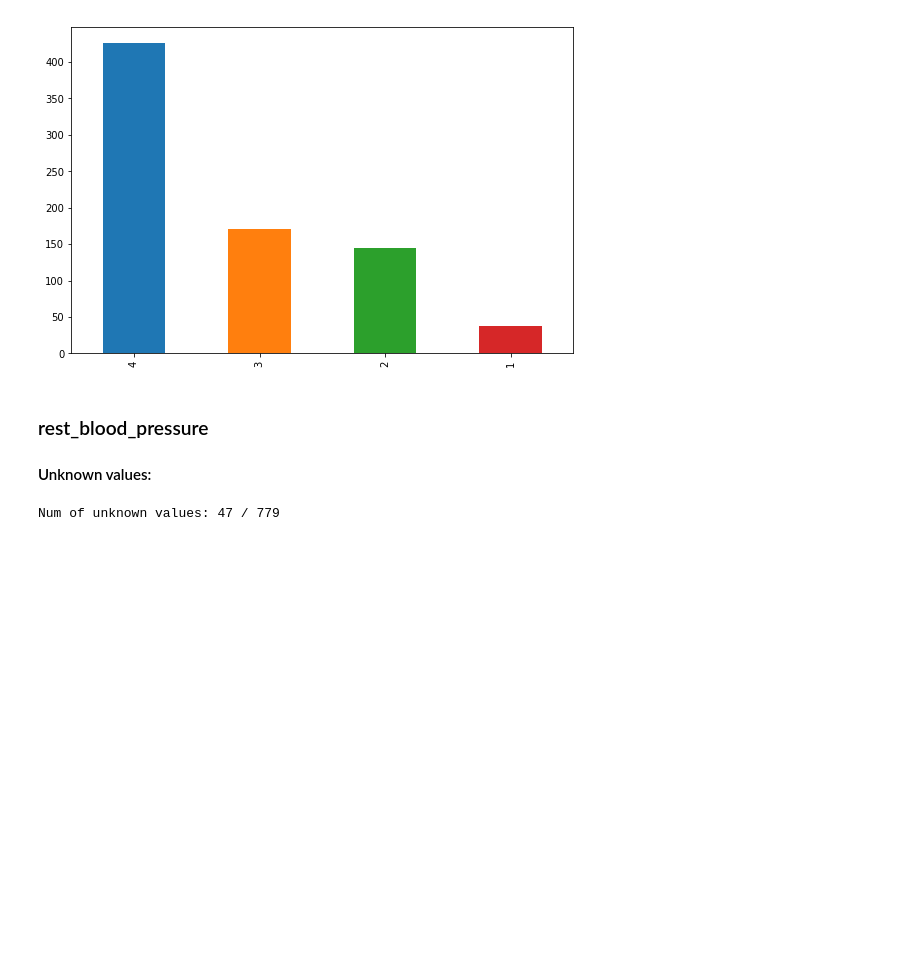
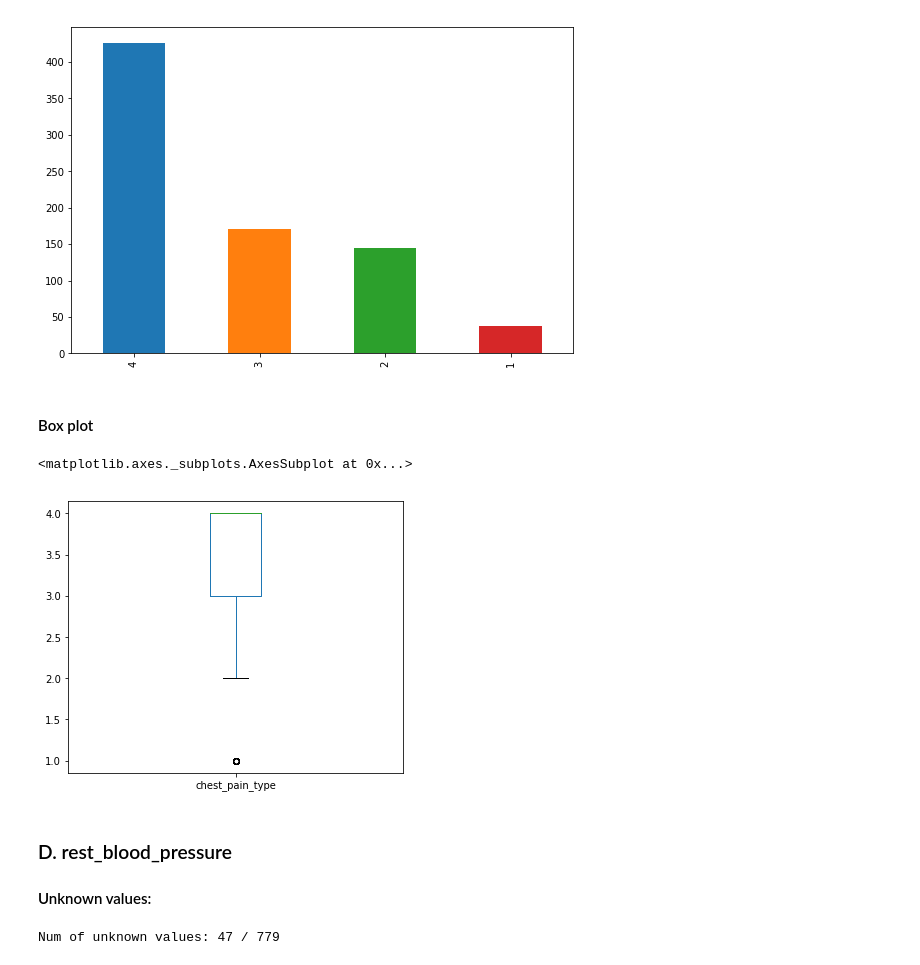
Before and after one commit to yusufrahmatp/modelHeartDisease, a Jupyter notebook: notebooks/Exploratory Data Analysis.ipynb, the cells around one changed output. Drawn from its saved outputs; the diff is of its cells as text; code cells hidden in the pictures; blank space fills up the shorter version.

```diff
--- a/notebooks/Exploratory Data Analysis.ipynb
+++ b/notebooks/Exploratory Data Analysis.ipynb
@@ -127,0 +125,3 @@ Name: chest_pain_type, dtype: float64
+# %%
+chest_pain = train_x['chest_pain_type'].astype(int)
+chest_pain.describe()
@@ -132,8 +142,15 @@ train_x['chest_pain_type'].value_counts().plot(kind='bar', figsize=(9, 6))
 # %% [output]
 <matplotlib.axes._subplots.AxesSubplot at 0x...>
 [figure]
+# %% [markdown]
+#### Box plot
+# %%
+chest_pain.plot.box(figsize=(6, 5))
+# %% [output]
+<matplotlib.axes._subplots.AxesSubplot at 0x...>
+[figure, added]
 # %% [markdown]
-### rest_blood_pressure
+### D. rest_blood_pressure
 
 #### Unknown values:
 # %%
```
Also changed, not shown: parts of 74 cells of this notebook, 1 other file.
